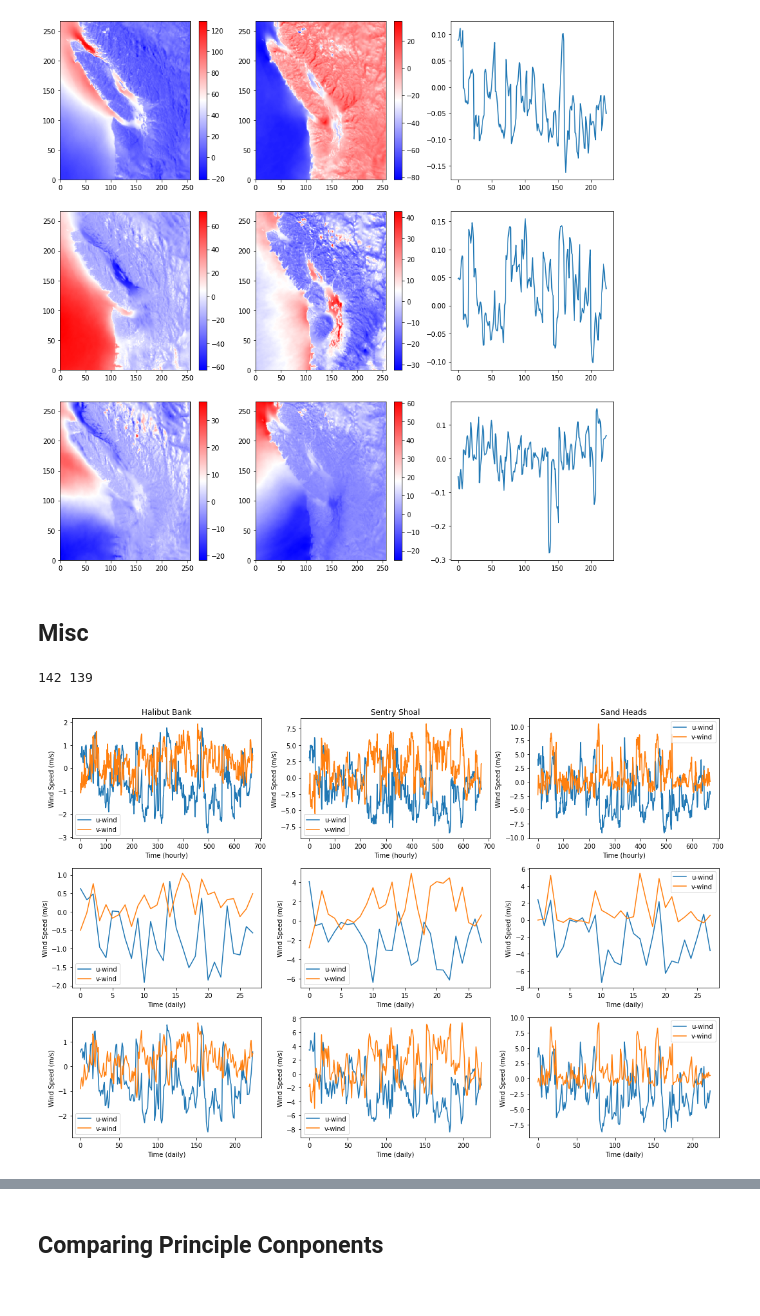
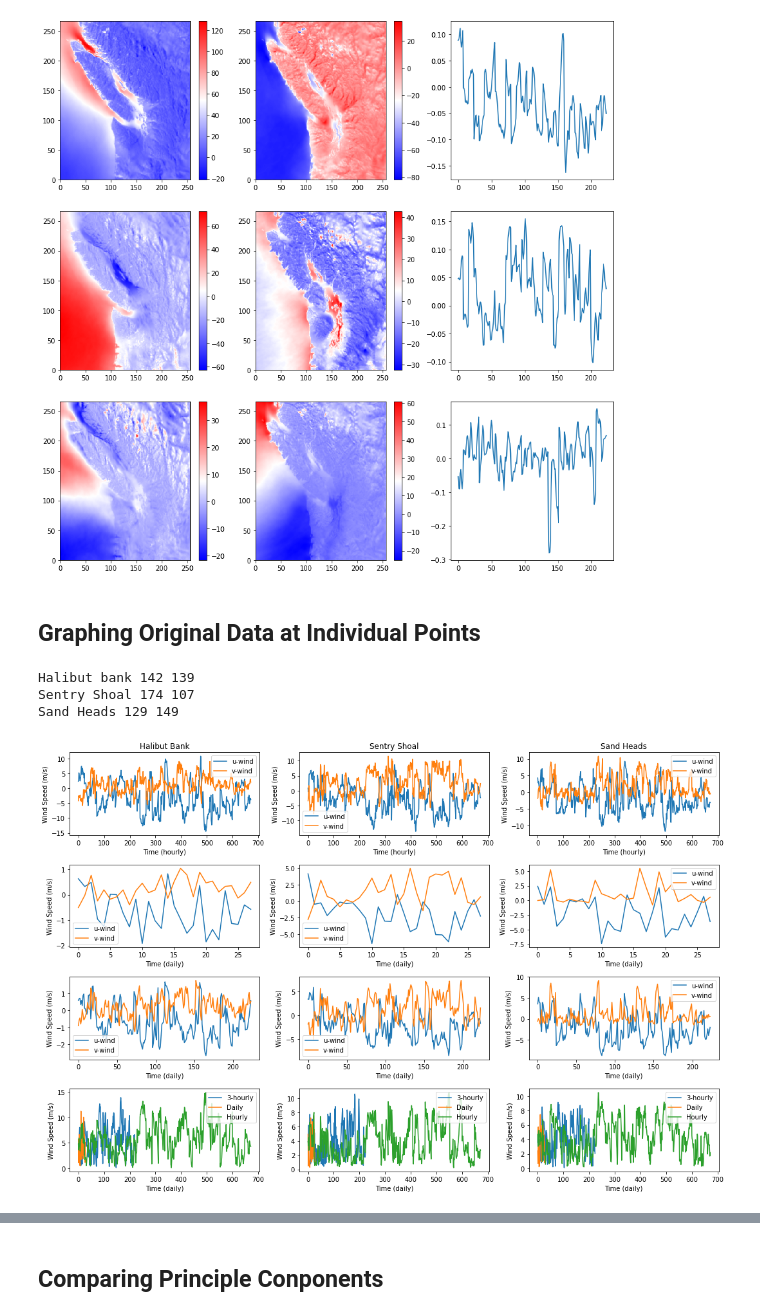
Before and after one commit to UBC-MOAD/analysis-armaan, a Jupyter notebook: notebooks/introWindPCA.ipynb, the cells around one changed output, grey strips where cells are left out. Drawn from its saved outputs; the diff is of its cells as text; code cells hidden in the pictures.

Commit message:
comments and changes to graphs

```diff
--- a/notebooks/introWindPCA.ipynb
+++ b/notebooks/introWindPCA.ipynb
@@ -264,33 +272,44 @@ ax[2, 2].plot(eigvecs3[2])
 [<matplotlib.lines.Line2D at 0x...>]
 [figure]
 # %% [markdown]
-## Misc
+## Graphing Original Data at Individual Points
 # %%
+## Finding points closest to the longitude/latitude of 3 locations
+
 lon = np.array(day0['nav_lon'][:,:]) - 360
 lat = np.array(day0['nav_lat'][:,:])
-j, i = gt.find_closest_model_point(-123.72, 49.34, lon, lat, 'GEM2.5') ## Halibut bank
-print(j, i)
+j, i = gt.find_closest_model_point(-123.72, 49.34, lon, lat, 'GEM2.5')
+
+print("Halibut bank", j, i)
+j, i = gt.find_closest_model_point(-125.0, 49.92, lon, lat, 'GEM2.5')
+print("Sentry Shoal", j, i)
+j, i = gt.find_closest_model_point(-123.30, 49.10, lon, lat, 'GEM2.5')
+print("Sand Heads", j, i)
 # %% [output]
-142 139
+Halibut bank 142 139
+Sentry Shoal 174 107
+Sand Heads 129 149
 # %%
-fig, ax = plt.subplots(3, 3, figsize=(15, 10))
+## Plotting raw / averaged data at three locations.
 
-ax[0,0].plot(u_data[:,149,141], label = "u-wind")
-ax[0,0].plot(v_data[:,149,141], label = "v-wind")
+fig, ax = plt.subplots(4, 3, figsize=(15, 10))
+
+ax[0,0].plot(u_data[:,142,139], label = "u-wind")
+ax[0,0].plot(v_data[:,142,139], label = "v-wind")
 ax[0,0].set_title("Halibut Bank")
 ax[0,0].set_xlabel("Time (hourly)")
 ax[0,0].set_ylabel("Wind Speed (m/s)")
 ax[0,0].legend()
 
-ax[0,1].plot(u_data[:,183,107], label = "u-wind")
-ax[0,1].plot(v_data[:,183,107], label = "v-wind")
+ax[0,1].plot(u_data[:,174,107], label = "u-wind")
+ax[0,1].plot(v_data[:,174,107], label = "v-wind")
 ax[0,1].set_title("Sentry Shoal")
 ax[0,1].set_xlabel("Time (hourly)")
 ax[0,1].set_ylabel("Wind Speed (m/s)")
 ax[0,1].legend()
 
-ax[0,2].plot(u_data[:,135,151], label = "u-wind")
-ax[0,2].plot(v_data[:,135,151], label = "v-wind")
+ax[0,2].plot(u_data[:,129,149], label = "u-wind")
+ax[0,2].plot(v_data[:,129, 149], label = "v-wind")
 ax[0,2].set_title("Sand Heads")
 ax[0,2].set_xlabel("Time (hourly)")
 ax[0,2].set_ylabel("Wind Speed (m/s)")
@@ -307,31 +326,52 @@ ax[1,1].plot(v_data2[:,183,107], label = "v-wind")
 ax[1,1].set_xlabel("Time (daily)")
 ax[1,1].set_ylabel("Wind Speed (m/s)")
 ax[1,1].legend()
 
 ax[1,2].plot(u_data2[:,135,151], label = "u-wind")
 ax[1,2].plot(v_data2[:,135,151], label = "v-wind")
 ax[1,2].set_xlabel("Time (daily)")
 ax[1,2].set_ylabel("Wind Speed (m/s)")
 ax[1,2].legend()
 
 ax[2,0].plot(u_data3[:,149,141], label = "u-wind")
 ax[2,0].plot(v_data3[:,149,141], label = "v-wind")
 ax[2,0].set_xlabel("Time (daily)")
 ax[2,0].set_ylabel("Wind Speed (m/s)")
 ax[2,0].legend()
 
 ax[2,1].plot(u_data3[:,183,107], label = "u-wind")
 ax[2,1].plot(v_data3[:,183,107], label = "v-wind")
 ax[2,1].set_xlabel("Time (daily)")
 ax[2,1].set_ylabel("Wind Speed (m/s)")
 ax[2,1].legend()
 
 ax[2,2].plot(u_data3[:,135,151], label = "u-wind")
 ax[2,2].plot(v_data3[:,135,151], label = "v-wind")
 ax[2,2].set_xlabel("Time (daily)")
 ax[2,2].set_ylabel("Wind Speed (m/s)")
 ax[2,2].legend()
 
+ax[3,0].plot(np.sqrt(u_data3[:,142,139]**2 + v_data3[:,142,139]**2), label = "3-hourly")
+ax[3,0].plot(np.sqrt(u_data2[:,142,139]**2 + v_data2[:,142,139]**2), label = "Daily")
+ax[3,0].plot(np.sqrt(u_data[:,142,139]**2 + v_data[:,142,139]**2), label = "Hourly")
+ax[3,0].set_xlabel("Time (daily)")
+ax[3,0].set_ylabel("Wind Speed (m/s)")
+ax[3,0].legend()
+
+ax[3,1].plot(np.sqrt(u_data3[:,183,107]**2 + v_data3[:,183,107]**2), label = "3-hourly")
+ax[3,1].plot(np.sqrt(u_data2[:,183,107]**2 + v_data2[:,183,107]**2), label = "Daily")
+ax[3,1].plot(np.sqrt(u_data[:,183,107]**2 + v_data[:,183,107]**2), label = "Hourly")
+ax[3,1].set_xlabel("Time (daily)")
+ax[3,1].set_ylabel("Wind Speed (m/s)")
+ax[3,1].legend()
+
+ax[3,2].plot( np.sqrt(u_data3[:,135,151]**2 + v_data3[:,135,151]**2) , label = "3-hourly")
+ax[3,2].plot( np.sqrt(u_data2[:,135,151]**2 + v_data2[:,135,151]**2) , label = "Daily")
+ax[3,2].plot( np.sqrt(u_data[:,135,151]**2 + v_data[:,135,151]**2) , label = "Hourly")
+ax[3,2].set_xlabel("Time (daily)")
+ax[3,2].set_ylabel("Wind Speed (m/s)")
+ax[3,2].legend()
+
 plt.tight_layout()
 # %% [output]
-[figure, old version]
+[figure, new version]
```
Also changed, not shown: parts of 21 cells of this notebook.
